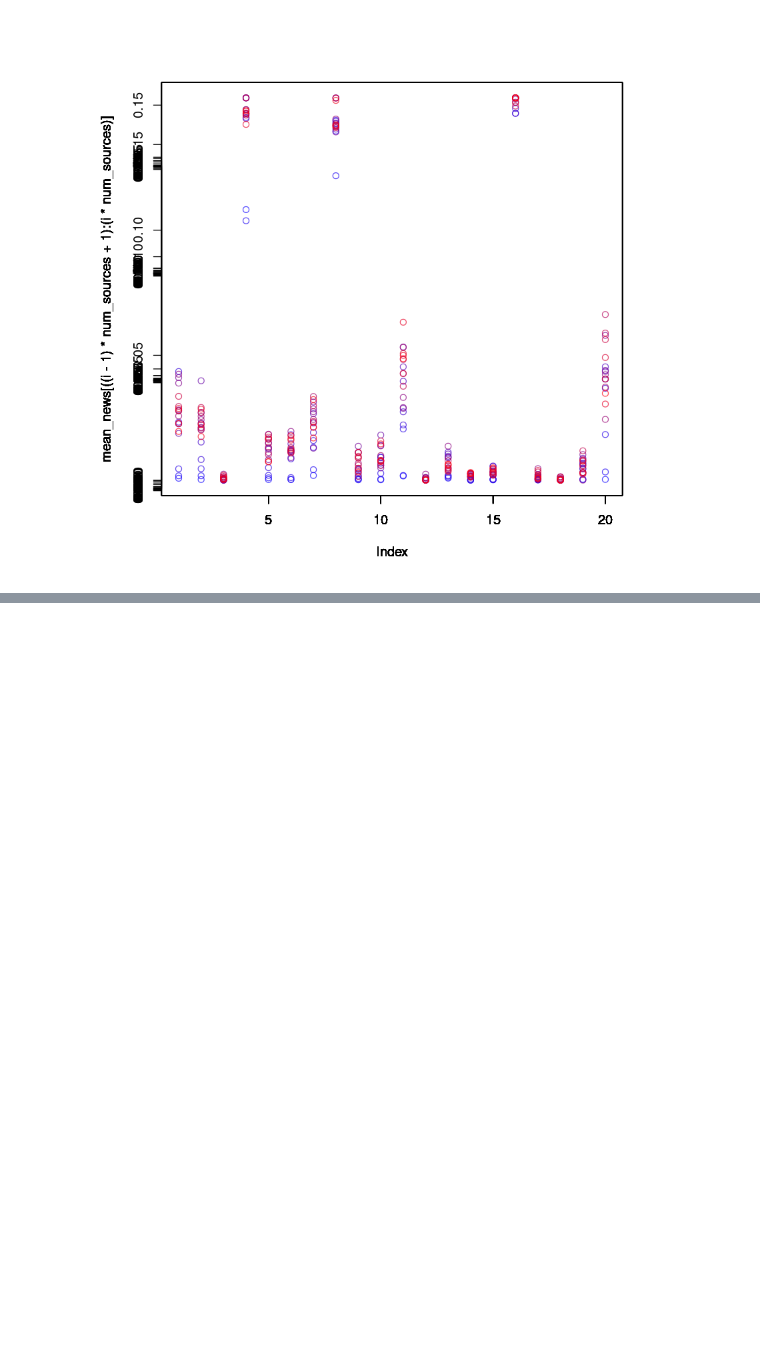
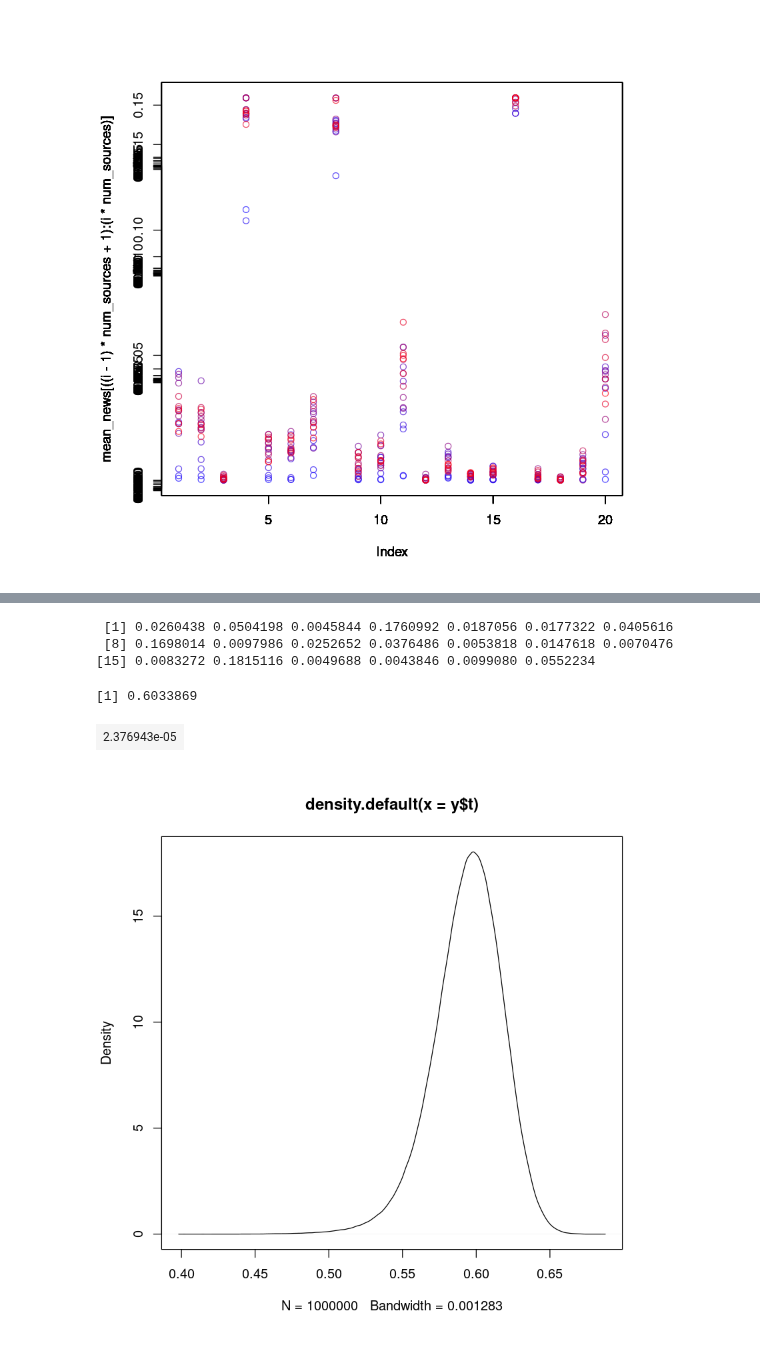
Before and after one commit to BFSteam/memory, a Jupyter notebook: jup/R/R_fit_activation_time.ipynb, the cells around one changed output, grey strips where cells are left out. Drawn from its saved outputs; the diff is of its cells as text; code cells hidden in the pictures; blank space fills up the shorter version.

```diff
--- a/jup/R/R_fit_activation_time.ipynb
+++ b/jup/R/R_fit_activation_time.ipynb
@@ -290,0 +305,21 @@ ERROR: Error in numericDeriv(form[[3L]], names(ind), env): Missing value or an i
+# %%
+library(reldist) # just for the gini() function
+library(boot) # for the boot() function
+x <- mean_news[141:160]
+mean_news[141:160]
+gini(x)
+
+#options(warn=-1)
+y <- boot(data = x, statistic = gini, R = 1000000, parallel="multicore", ncpus=7)
+
+#options(warn=0)
+
+qq <- quantile(y$t, probs=c(0.025, 0.975))
+plot(density(y$t))
+# %% [output]
+ [1] 0.0260438 0.0504198 0.0045844 0.1760992 0.0187056 0.0177322 0.0405616
+ [8] 0.1698014 0.0097986 0.0252652 0.0376486 0.0053818 0.0147618 0.0070476
+[15] 0.0083272 0.1815116 0.0049688 0.0043846 0.0099080 0.0552234
+[1] 0.6033869
+| 2.376943e-05 |
+[figure, added]
```
Also changed, not shown: parts of 19 cells of this notebook.
